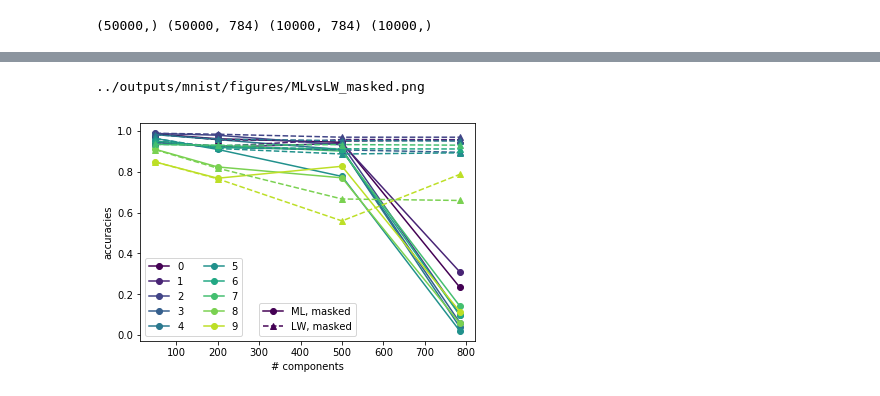
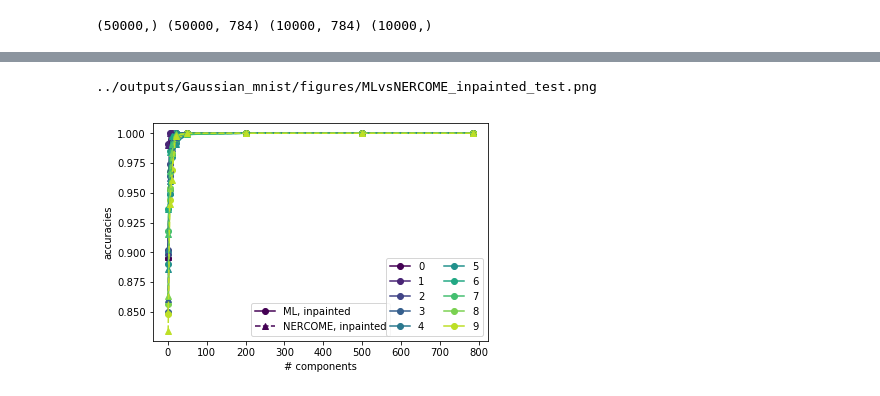
Before and after one commit to VMBoehm/pca-classifier, a Jupyter notebook: notebooks/ShrinkageExperimentsConciseFakeMNIST.ipynb, the cells around one changed output, grey strips where cells are left out. Saved outputs shown, nothing was run; the diff lists cells and outputs as text; code cells hidden in the pictures.

```diff
--- a/notebooks/ShrinkageExperimentsConciseFakeMNIST.ipynb
+++ b/notebooks/ShrinkageExperimentsConciseFakeMNIST.ipynb
@@ -12,11 +12,11 @@ import time
 input_data = 'Gaussian_mnist'
 num_classes= 10
 DATA_SHAPE = 28*28
-num_comp   = [100,500,1000,DATA_SHAPE]
+num_comp   = [1,5,10,20,50,200,500,DATA_SHAPE]
 outpath    = '../outputs/%s/classification/'%input_data
 covpath    = '../outputs/%s/covariance_estimator/'%input_data
 plotpath   = '../outputs/%s/figures/'%input_data
-modes      = ['ML','LW','TRUE']
+modes      = ['ML','TRUE','LW','NERCOME']
 pca        = True
 masks      = [False]
 # %%
@@ -60,4 +57,4 @@ no zero variance pixels in data
 True
 # %%
-results = perform_classification(x_test, targets_test, modes,masks, num_classes,num_comp, inpath=covpath, outpath=outpath, pca=pca, rerun=False)
+results = perform_classification(x_test, targets_test, modes,masks, num_classes,num_comp, inpath=covpath, outpath=outpath, pca=pca, tag='test', rerun=False)
 # %% [output]
@@ -76,5 +90,5 @@ _=make_acc_figure(['ML','pca'],['inpainted'],results,num_classes,num_comp,plotpa
 # %%
-_=make_acc_figure(['ML','LW'],['masked'],results,num_classes,num_comp,plotpath,'MLvsLW_masked.png')
+_= make_acc_figure(['ML','NERCOME'],['inpainted'],results,num_classes,num_comp,plotpath,'MLvsNERCOME_inpainted_test.png')
 # %% [output]
-../outputs/mnist/figures/MLvsLW_masked.png
+../outputs/Gaussian_mnist/figures/MLvsNERCOME_inpainted_test.png
-[figure, old version]
+[figure, new version]
```
Also changed, not shown: parts of 10 cells of this notebook, 4 other files.
